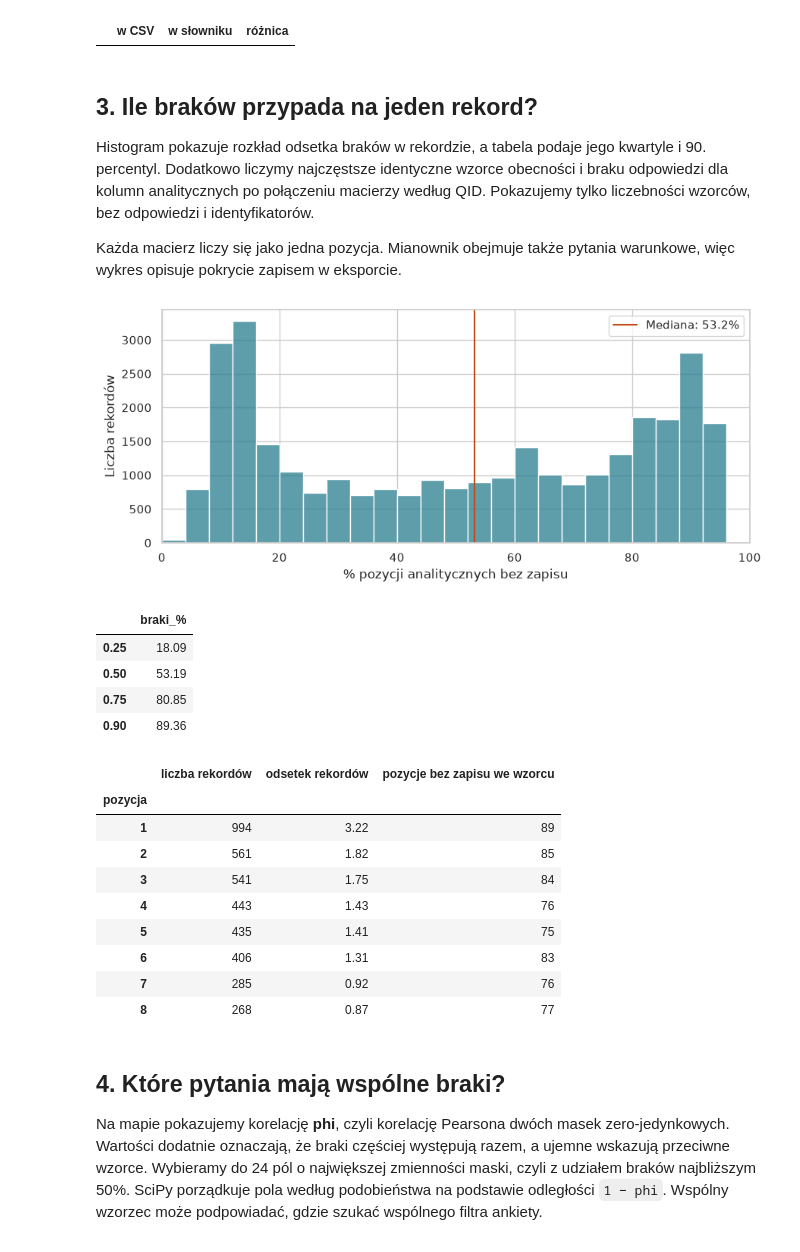
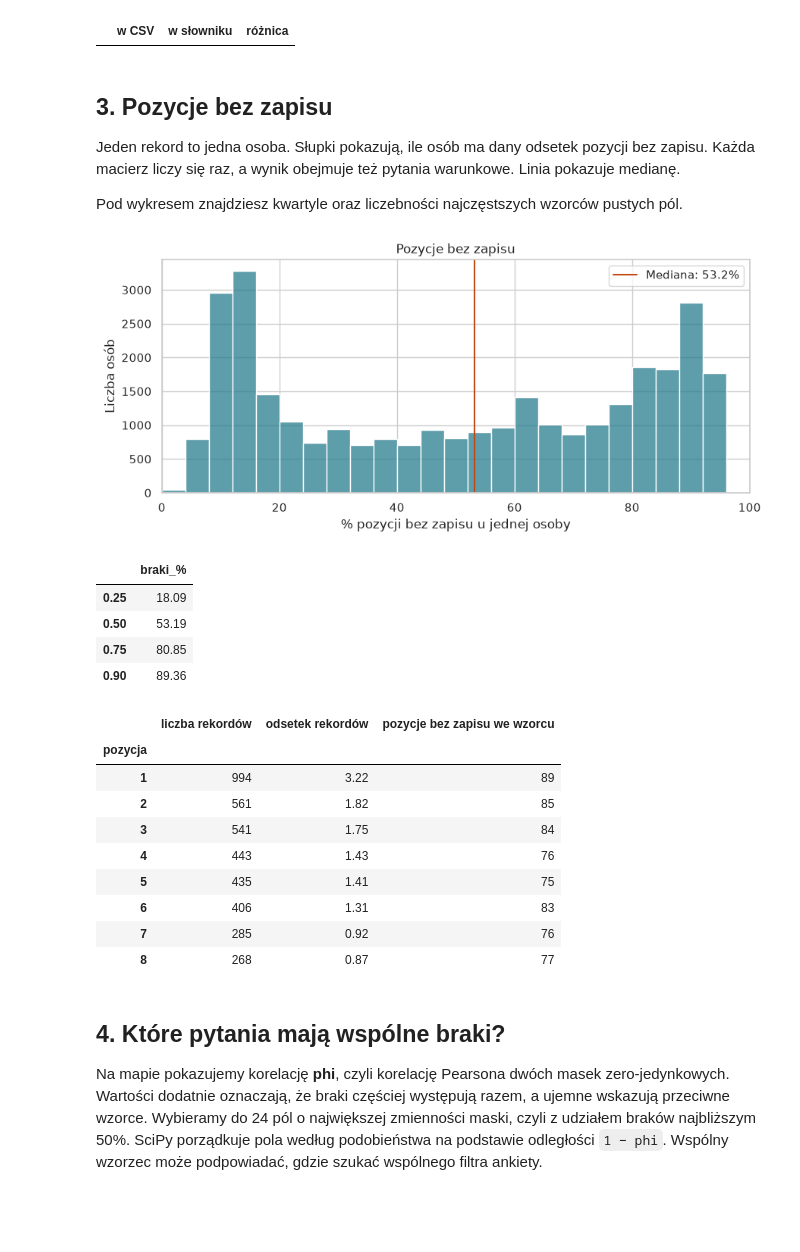
Before and after one commit to jlabuda191/AD_Python_Stack2026, a Jupyter notebook: notebooks/03_analiza_brakow_2026.ipynb, the cells around one changed output. Saved outputs shown, nothing was run; the diff lists cells and outputs as text; code cells hidden in the pictures; blank space fills up the shorter version.

Commit message:
Uprość histogram braków i zbadaj zależności ankietowe

```diff
--- a/notebooks/03_analiza_brakow_2026.ipynb
+++ b/notebooks/03_analiza_brakow_2026.ipynb
@@ -205,32 +205,33 @@ Wspólne pola bez licznika w słowniku: 0 []
 Rozbieżne liczniki: 0 z 212 porównanych pól
 |  | w CSV | w słowniku | różnica |
 # %% [markdown]
-## 3. Ile braków przypada na jeden rekord?
+## 3. Pozycje bez zapisu
 
-Histogram pokazuje rozkład odsetka braków w rekordzie, a tabela podaje jego kwartyle i 90. percentyl. Dodatkowo liczymy najczęstsze identyczne wzorce obecności i braku odpowiedzi dla kolumn analitycznych po połączeniu macierzy według QID. Pokazujemy tylko liczebności wzorców, bez odpowiedzi i identyfikatorów.
+Jeden rekord to jedna osoba. Słupki pokazują, ile osób ma dany odsetek pozycji bez zapisu. Każda macierz liczy się raz, a wynik obejmuje też pytania warunkowe. Linia pokazuje medianę.
 
-Każda macierz liczy się jako jedna pozycja. Mianownik obejmuje także pytania warunkowe, więc wykres opisuje pokrycie zapisem w eksporcie.
+Pod wykresem znajdziesz kwartyle oraz liczebności najczęstszych wzorców pustych pól.
 # %%
 row_rates = analysis_mask.mean(axis=1).mul(100)
 packed = np.packbits(analysis_mask.to_numpy(dtype=bool), axis=1)
 pattern_counts = pd.Series([row.tobytes() for row in packed], dtype=object).value_counts()
 
 fig, ax = plt.subplots(figsize=(10, 4))
 sns.histplot(row_rates, bins=np.linspace(0, 100, 26), color="#287c8e", ax=ax)
 ax.axvline(row_rates.median(), color="#c24914", label=f"Mediana: {row_rates.median():.1f}%")
-ax.set(xlim=(0, 100), xlabel="% pozycji analitycznych bez zapisu", ylabel="Liczba rekordów")
+ax.set(title="Pozycje bez zapisu", xlim=(0, 100),
+       xlabel="% pozycji bez zapisu u jednej osoby", ylabel="Liczba osób")
 ax.legend()
 plt.show()
 
 display(row_rates.quantile([0.25, 0.5, 0.75, 0.9]).rename("braki_%").to_frame().round(2))
 top_patterns = pattern_counts.head(8)
 display(pd.DataFrame({
     "liczba rekordów": top_patterns.to_numpy(),
     "odsetek rekordów": (100 * top_patterns / len(responses)).round(2).to_numpy(),
     "pozycje bez zapisu we wzorcu": [sum(byte.bit_count() for byte in pattern) for pattern in top_patterns.index],
 }, index=pd.RangeIndex(1, len(top_patterns) + 1, name="pozycja")))
 # %% [output]
-[figure, old version]
+[figure, new version]
 |  | braki_% |
 | 0.25 | 18.09 |
 | 0.50 | 53.19 |
```
Also changed, not shown: 2 other files.
